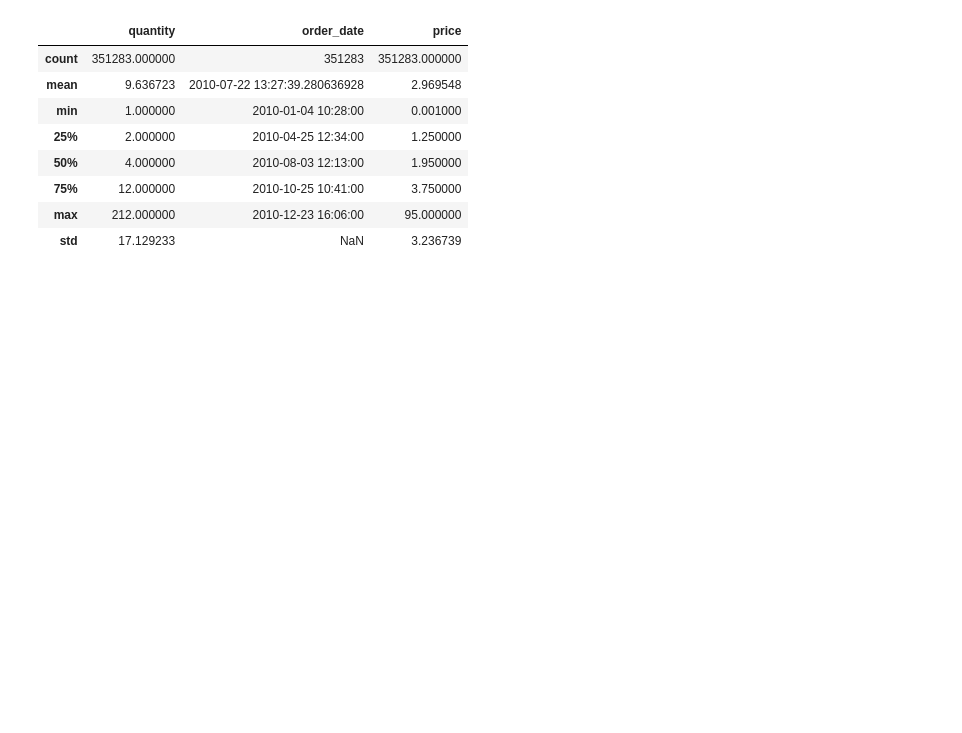
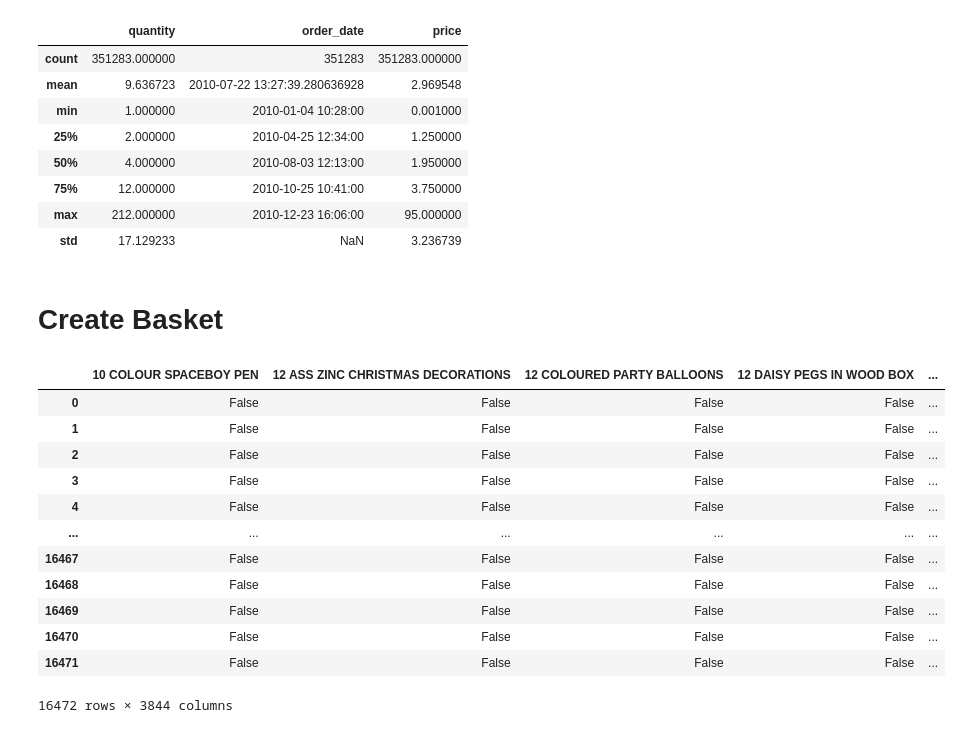
Before and after one commit to JayaWinata/Market-Basket-Analysis, a Jupyter notebook: market_basket.ipynb, the cells around one changed output. Cells and saved outputs as stored; diff of their text form; code cells hidden in the pictures; blank space fills up the shorter version.

```diff
--- a/market_basket.ipynb
+++ b/market_basket.ipynb
@@ -110,3 +110,23 @@ None
 | 75% | 12.000000 | 2010-10-25 10:41:00 | 3.750000 |
 | max | 212.000000 | 2010-12-23 16:06:00 | 95.000000 |
 | std | 17.129233 | NaN | 3.236739 |
+# %% [markdown]
+# Create Basket
+# %%
+basket = df.groupby('order_id')['product_name'].apply(list).reset_index()
+basket_encoded = basket['product_name'].str.join('|').str.get_dummies('|').astype('bool')
+basket_encoded
+# %% [output]
+|  | 10 COLOUR SPACEBOY PEN | 12 ASS ZINC CHRISTMAS DECORATIONS | 12 COLOURED PARTY BALLOONS | 12 DAISY PEGS IN WOOD BOX | ... |
+| 0 | False | False | False | False | ... |
+| 1 | False | False | False | False | ... |
+| 2 | False | False | False | False | ... |
+| 3 | False | False | False | False | ... |
+| 4 | False | False | False | False | ... |
+| ... | ... | ... | ... | ... | ... |
+| 16467 | False | False | False | False | ... |
+| 16468 | False | False | False | False | ... |
+| 16469 | False | False | False | False | ... |
+| 16470 | False | False | False | False | ... |
+| 16471 | False | False | False | False | ... |
+16472 rows × 3844 columns
```
Also changed, not shown: parts of 4 cells of this notebook.
